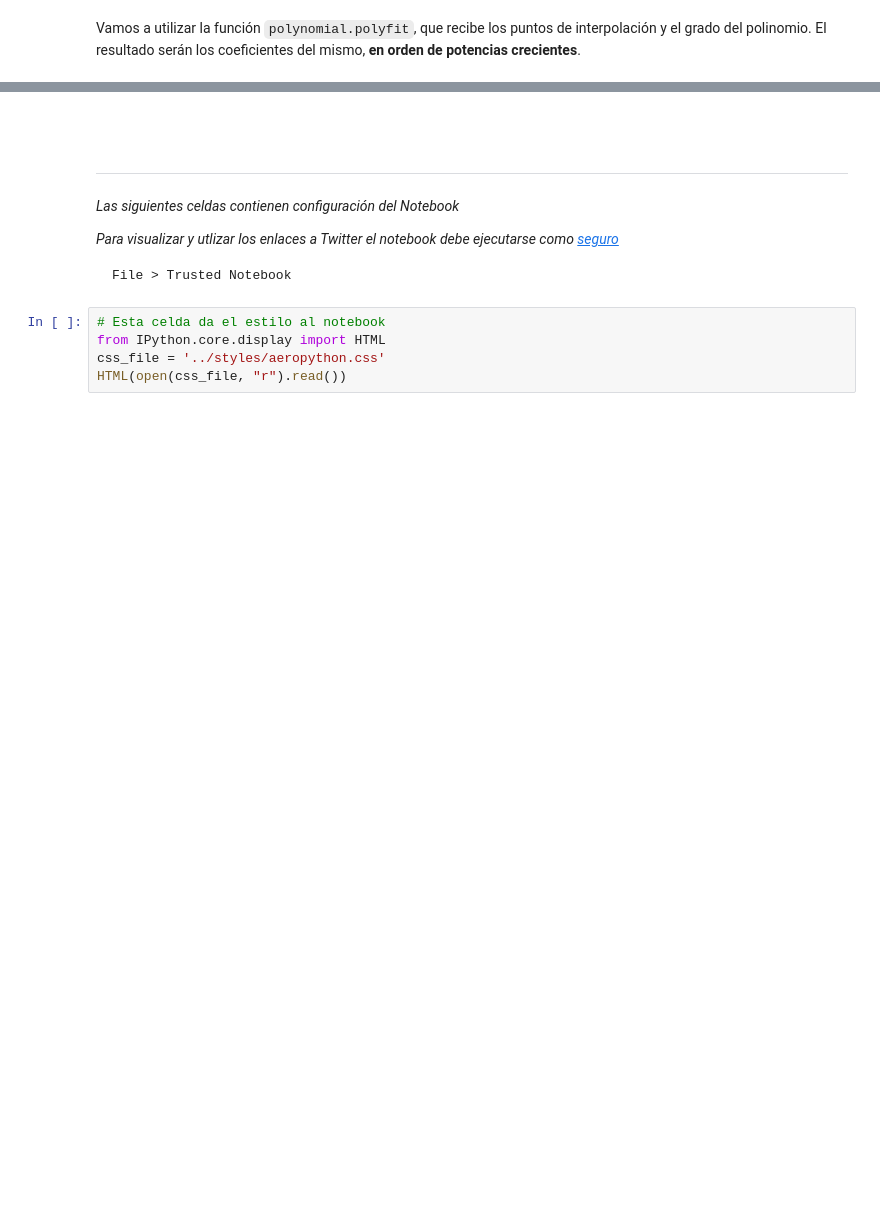
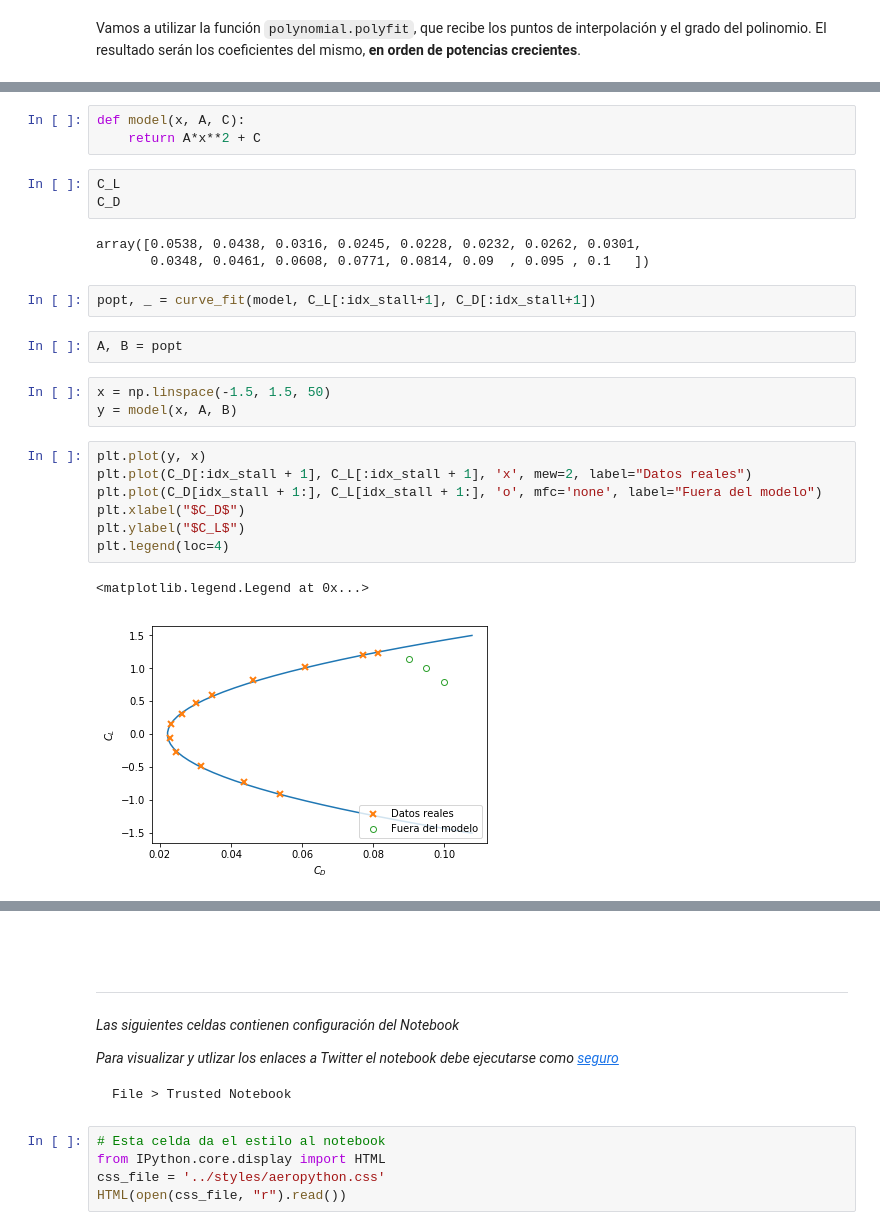
Before and after one commit to AeroPython/Curso_AeroPython, a Jupyter notebook: notebooks_completos/033-SciPy-InterpolacionAjuste.ipynb, the cells around one changed output, grey strips where cells are left out. Cells and saved outputs as stored; diff of their text form; blank space fills up the shorter version.

```diff
--- a/notebooks_completos/033-SciPy-InterpolacionAjuste.ipynb
+++ b/notebooks_completos/033-SciPy-InterpolacionAjuste.ipynb
@@ -191,3 +246,29 @@ plt.plot(C_D, C_L, 'x', mew=2, c=l.get_color())
+# %%
+def model(x, A, C):
+    return A*x**2 + C
+# %%
+C_L
+C_D
+# %% [output]
+array([0.0538, 0.0438, 0.0316, 0.0245, 0.0228, 0.0232, 0.0262, 0.0301,
+       0.0348, 0.0461, 0.0608, 0.0771, 0.0814, 0.09  , 0.095 , 0.1   ])
+# %%
+popt, _ = curve_fit(model, C_L[:idx_stall+1], C_D[:idx_stall+1])
+# %%
+A, B = popt
+# %%
+x = np.linspace(-1.5, 1.5, 50)
+y = model(x, A, B)
+# %%
+plt.plot(y, x)
+plt.plot(C_D[:idx_stall + 1], C_L[:idx_stall + 1], 'x', mew=2, label="Datos reales")
+plt.plot(C_D[idx_stall + 1:], C_L[idx_stall + 1:], 'o', mfc='none', label="Fuera del modelo")
+plt.xlabel("$C_D$")
+plt.ylabel("$C_L$")
+plt.legend(loc=4)
+# %% [output]
+<matplotlib.legend.Legend at 0x...>
+[figure, added]
 # %% [markdown]
 ---
 <br/>
```
Also changed, not shown: parts of 32 cells of this notebook.
